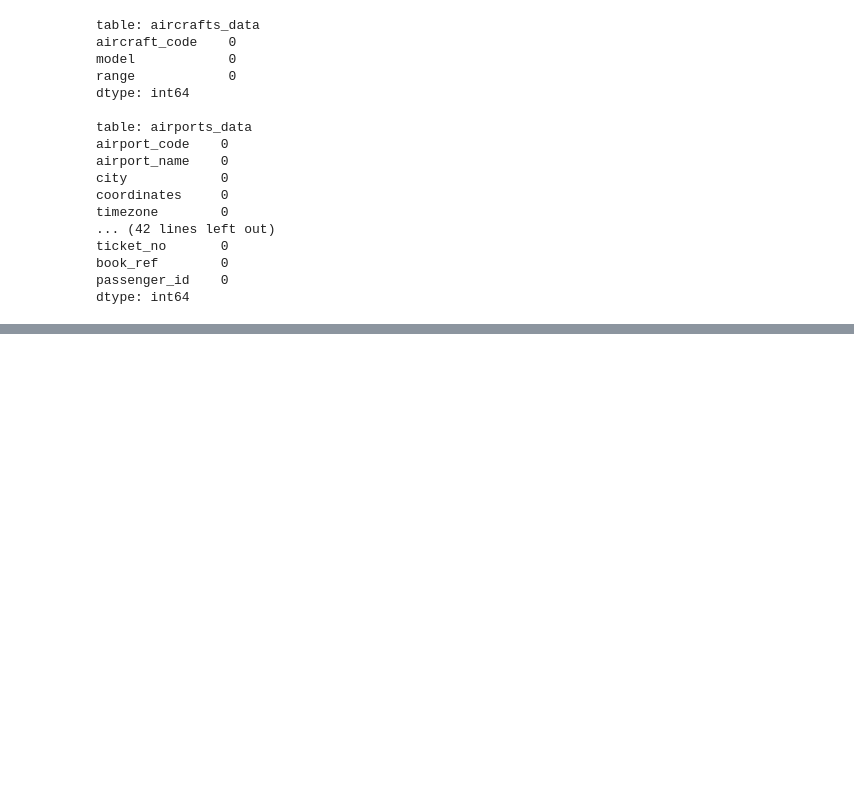
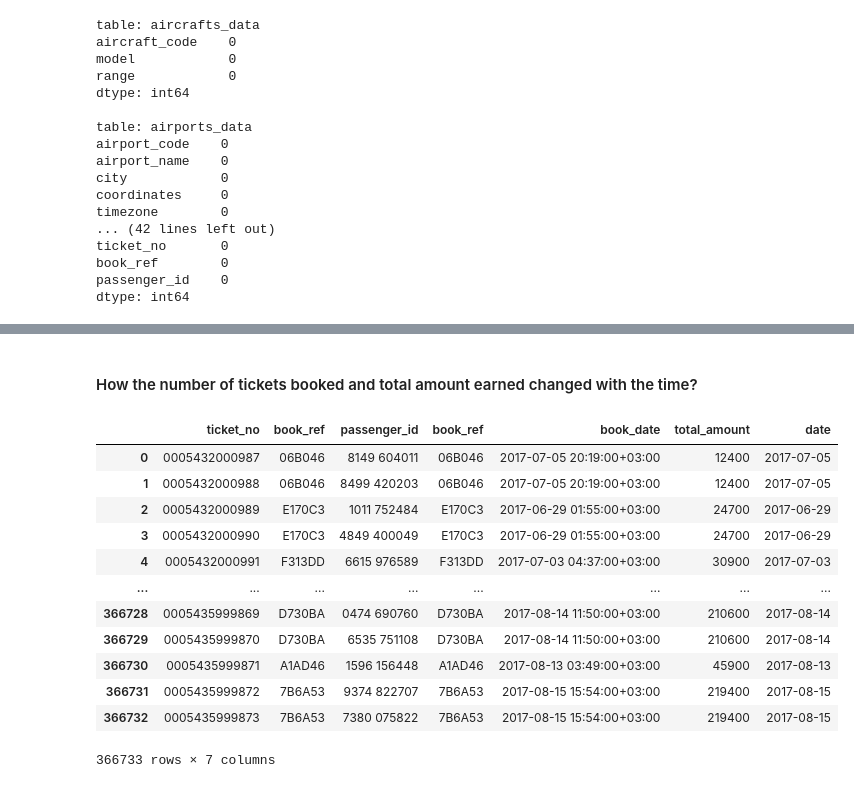
Before and after one commit to akakshat/Airline_Data_Analysis, a Jupyter notebook: airline_data_analysis.ipynb, the cells around one changed output, grey strips where cells are left out. Saved outputs shown, nothing was run; the diff lists cells and outputs as text; code cells hidden in the pictures; blank space fills up the shorter version.

```diff
--- a/airline_data_analysis.ipynb
+++ b/airline_data_analysis.ipynb
@@ -161,0 +178,23 @@ dtype: int64
+# %% [markdown]
+#### How the number of tickets booked and total amount earned changed with the time?
+# %%
+tickets = pd.read_sql_query("""select * from tickets inner join bookings
+                            on tickets.book_ref = bookings.book_ref""", connection)
+
+tickets['book_date'] = pd.to_datetime(tickets['book_date'])
+tickets['date'] = tickets['book_date'].dt.date
+tickets
+# %% [output]
+|  | ticket_no | book_ref | passenger_id | book_ref | book_date | total_amount | date |
+| 0 | 0005432000987 | 06B046 | 8149 604011 | 06B046 | 2017-07-05 20:19:00+03:00 | 12400 | 2017-07-05 |
+| 1 | 0005432000988 | 06B046 | 8499 420203 | 06B046 | 2017-07-05 20:19:00+03:00 | 12400 | 2017-07-05 |
+| 2 | 0005432000989 | E170C3 | 1011 752484 | E170C3 | 2017-06-29 01:55:00+03:00 | 24700 | 2017-06-29 |
+| 3 | 0005432000990 | E170C3 | 4849 400049 | E170C3 | 2017-06-29 01:55:00+03:00 | 24700 | 2017-06-29 |
+| 4 | 0005432000991 | F313DD | 6615 976589 | F313DD | 2017-07-03 04:37:00+03:00 | 30900 | 2017-07-03 |
+| ... | ... | ... | ... | ... | ... | ... | ... |
+| 366728 | 0005435999869 | D730BA | 0474 690760 | D730BA | 2017-08-14 11:50:00+03:00 | 210600 | 2017-08-14 |
+| 366729 | 0005435999870 | D730BA | 6535 751108 | D730BA | 2017-08-14 11:50:00+03:00 | 210600 | 2017-08-14 |
+| 366730 | 0005435999871 | A1AD46 | 1596 156448 | A1AD46 | 2017-08-13 03:49:00+03:00 | 45900 | 2017-08-13 |
+| 366731 | 0005435999872 | 7B6A53 | 9374 822707 | 7B6A53 | 2017-08-15 15:54:00+03:00 | 219400 | 2017-08-15 |
+| 366732 | 0005435999873 | 7B6A53 | 7380 075822 | 7B6A53 | 2017-08-15 15:54:00+03:00 | 219400 | 2017-08-15 |
+366733 rows × 7 columns
```
Also changed, not shown: parts of 18 cells of this notebook.
